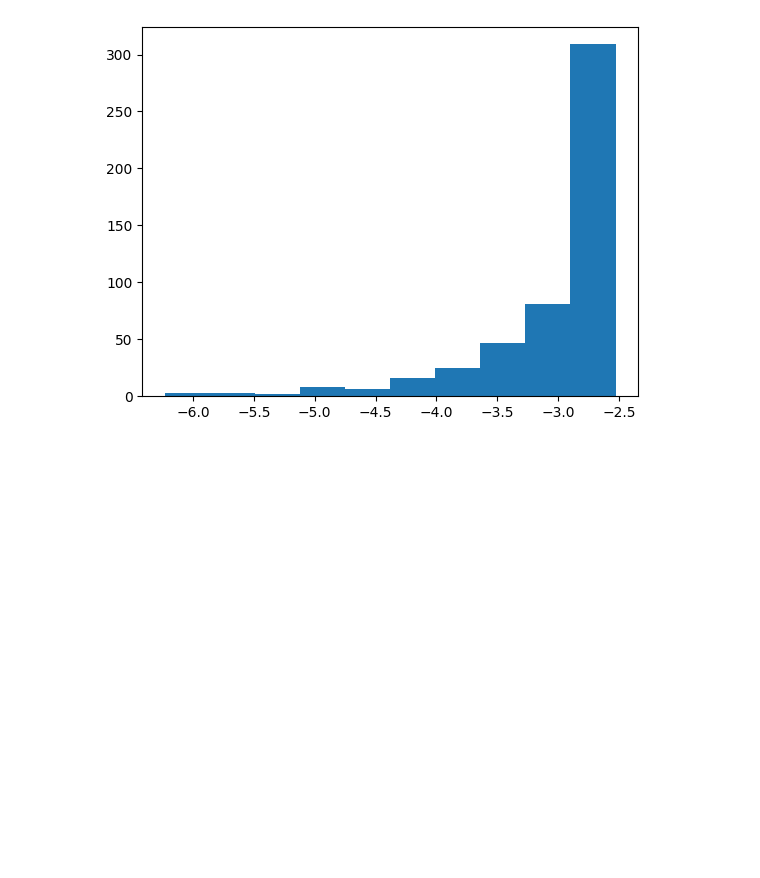
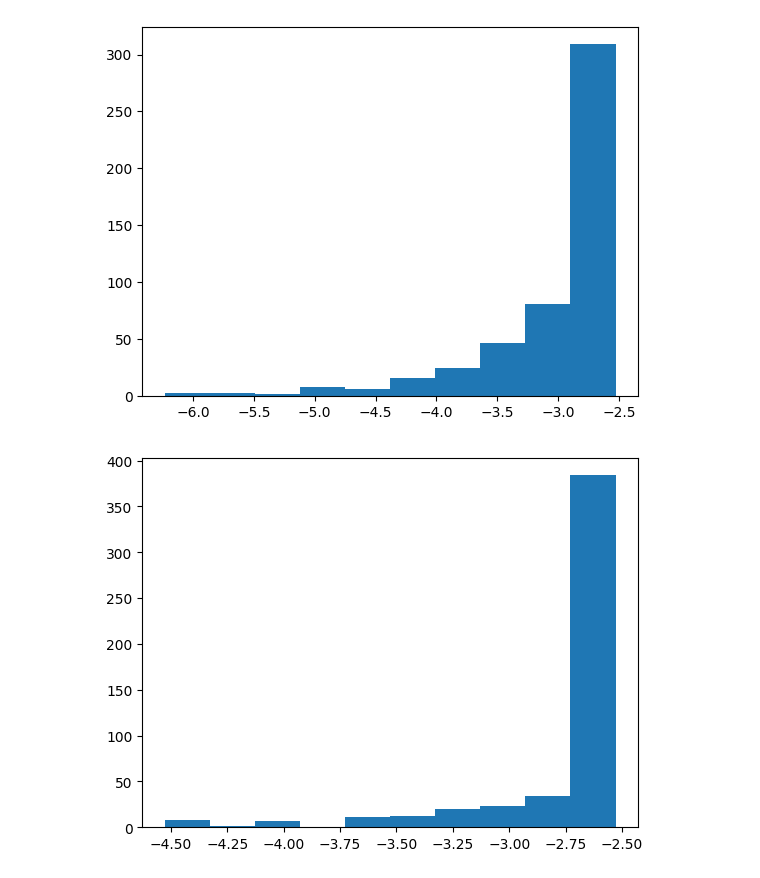
Before and after one commit to AndreaKarlova/censored_regressors, a Jupyter notebook: CensoredNormal_implementation.ipynb, the cells around one changed output. Saved outputs shown, nothing was run; the diff lists cells and outputs as text; code cells hidden in the pictures; blank space fills up the shorter version.

```diff
--- a/CensoredNormal_implementation_.ipynb
+++ b/CensoredNormal_implementation.ipynb
@@ -388,3 +410,8 @@ _ = plt.hist(Z.log_prob(z).numpy()), Z.log_prob(z).numpy().mean()
 _ = plt.hist(Y.log_prob(y).numpy()), Y.log_prob(y).numpy().mean()
 # %% [output]
 [figure]
+# %%
+# likelihood of normal on the censored sample
+_ = plt.hist(Y.log_prob(z).numpy()), Y.log_prob(z).numpy().mean()
+# %% [output]
+[figure, added]
```
Also changed, not shown: parts of 11 cells of this notebook, 4 other files.
